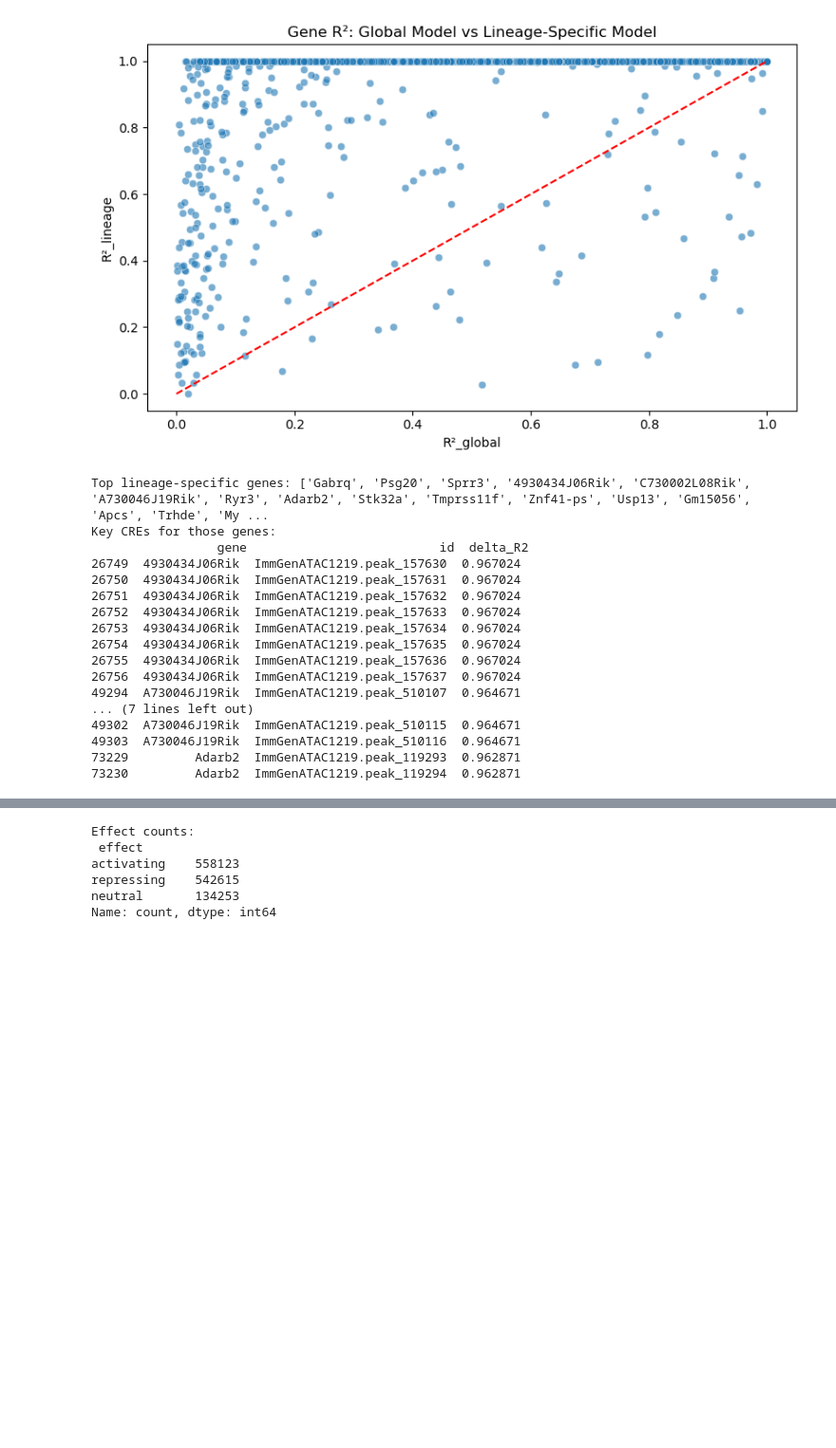
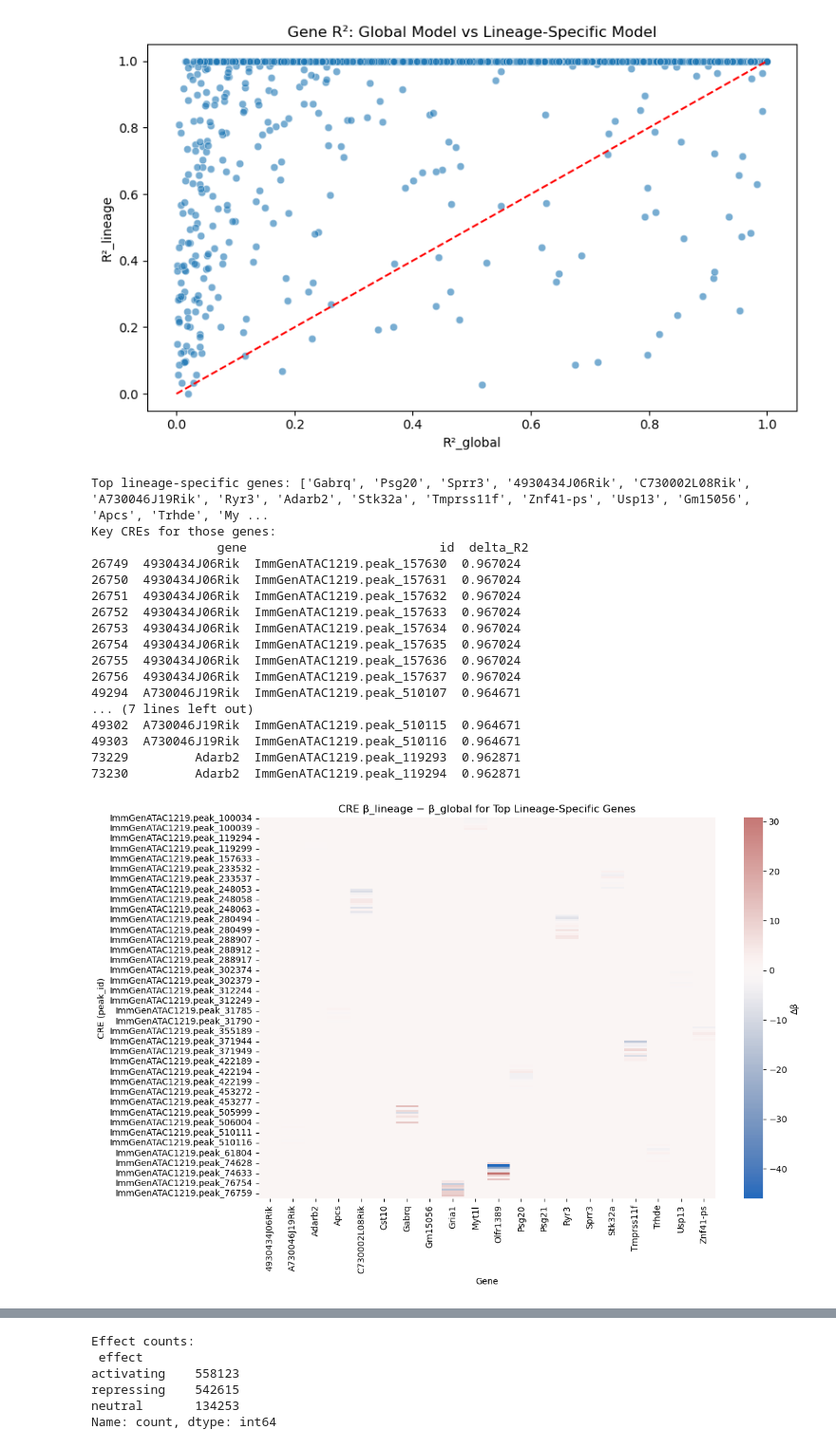
Before and after one commit to Topic2-Gene-Regulation-Immune-Cells/ILC-cells-Team4, a Jupyter notebook: 09_regression_analysis.ipynb, the cells around one changed output, grey strips where cells are left out. Shown at 95% size. Cells and saved outputs as stored; diff of their text form; code cells hidden in the pictures; blank space fills up the shorter version.

```diff
--- a/09_regression_analysis.ipynb
+++ b/09_regression_analysis.ipynb
@@ -110,29 +126,44 @@ Name: beta_diff, dtype: float64
 # %%
 # c) Which CREs control lineage-specific genes?
 #    Define by top delta R2 = R2_lineage - R2_global
-regdf["delta_R2"] = regdf["R2_lineage"] - regdf["R2_global"]
+regdf["delta_R2"] = np.abs(regdf["R2_lineage"] - regdf["R2_global"])
 top_genes = regdf.groupby("gene")["delta_R2"].mean().nlargest(20).index
 print("Top lineage-specific genes:", list(top_genes))
 print("Key CREs for those genes:\n",
       regdf[regdf["gene"].isin(top_genes)][["gene","id","delta_R2"]].head(20))
+
+# Pivot Δβ for those genes × CREs
+sub = regdf[regdf["gene"].isin(top_genes)].copy()
+pivot = sub.pivot(index="id", columns="gene", values="beta_diff").fillna(0)
+
+# Heatmap
+plt.figure(figsize=(12,8))
+sns.heatmap(pivot, cmap="vlag", center=0, cbar_kws={"label":"Δβ"})
+plt.title("CRE β_lineage − β_global for Top Lineage‐Specific Genes")
+plt.xlabel("Gene")
+plt.ylabel("CRE (peak_id)")
+plt.tight_layout()
+#plt.savefig("reports/heatmap_top_genes_beta_diff.png")
+plt.show()
 # %% [output]
 Top lineage-specific genes: ['Gabrq', 'Psg20', 'Sprr3', '4930434J06Rik', 'C730002L08Rik', 'A730046J19Rik', 'Ryr3', 'Adarb2', 'Stk32a', 'Tmprss11f', 'Znf41-ps', 'Usp13', 'Gm15056', 'Apcs', 'Trhde', 'My ...
 Key CREs for those genes:
                  gene                          id  delta_R2
 26749  4930434J06Rik  ImmGenATAC1219.peak_157630  0.967024
 26750  4930434J06Rik  ImmGenATAC1219.peak_157631  0.967024
 26751  4930434J06Rik  ImmGenATAC1219.peak_157632  0.967024
 26752  4930434J06Rik  ImmGenATAC1219.peak_157633  0.967024
 26753  4930434J06Rik  ImmGenATAC1219.peak_157634  0.967024
 26754  4930434J06Rik  ImmGenATAC1219.peak_157635  0.967024
 26755  4930434J06Rik  ImmGenATAC1219.peak_157636  0.967024
 26756  4930434J06Rik  ImmGenATAC1219.peak_157637  0.967024
 49294  A730046J19Rik  ImmGenATAC1219.peak_510107  0.964671
 ... (7 lines left out)
 49302  A730046J19Rik  ImmGenATAC1219.peak_510115  0.964671
 49303  A730046J19Rik  ImmGenATAC1219.peak_510116  0.964671
 73229         Adarb2  ImmGenATAC1219.peak_119293  0.962871
 73230         Adarb2  ImmGenATAC1219.peak_119294  0.962871
+[figure, added]
 # %%
 # d) Regression vs correlation
 corr_vs_beta = regdf[["beta_global","pearson_r"]].corr().iloc[0,1]
```
Also changed, not shown: parts of 4 cells of this notebook, 1 other file.
